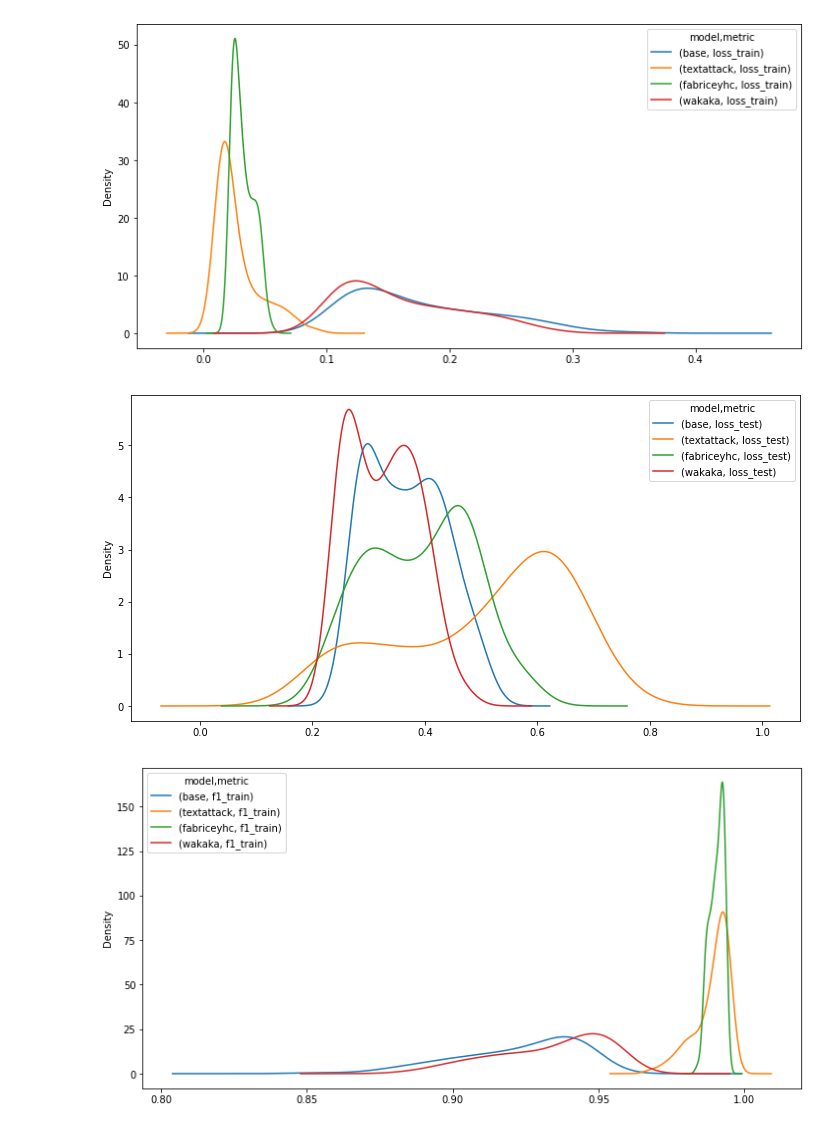
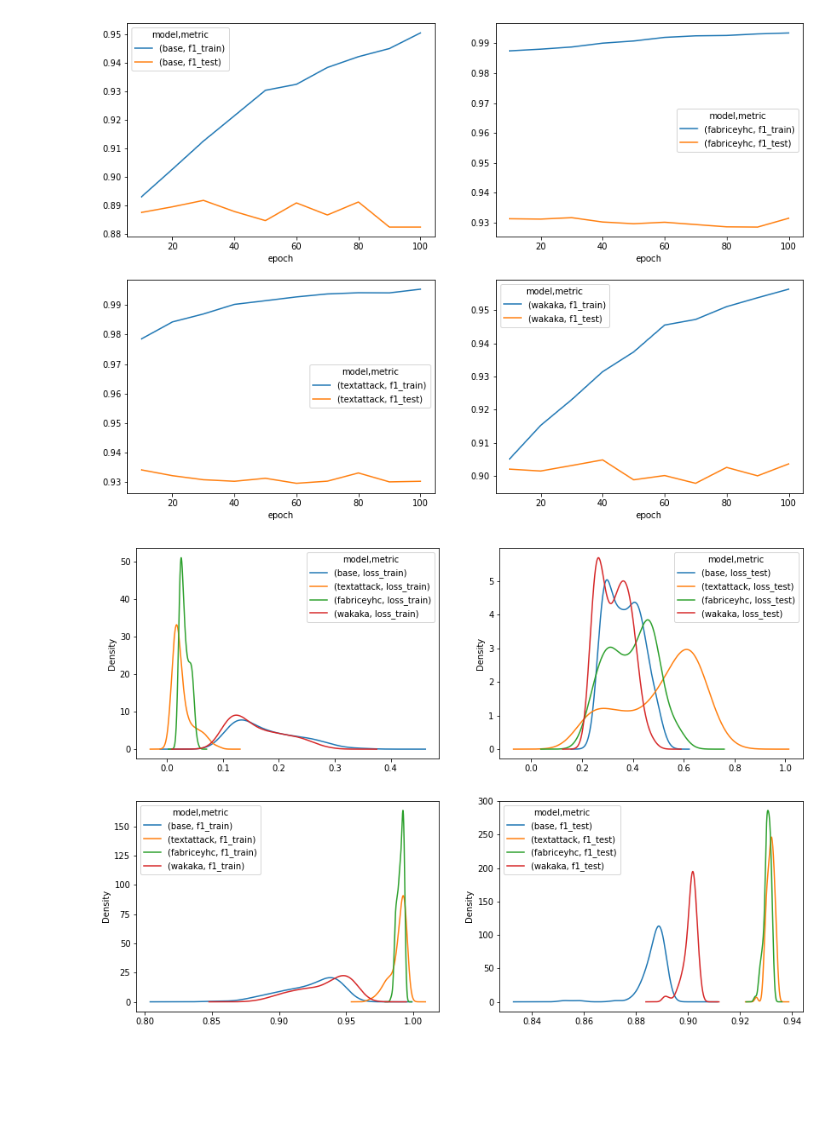
Before and after one commit to simon-muenker/NLP-SoSe22--NLP-Proj, a Jupyter notebook: notebooks/05--Classifier-Analysis.ipynb, the cells around one changed output. Cells and saved outputs as stored; diff of their text form; code cells hidden in the pictures; blank space fills up the shorter version.

Commit message:
simplify training output

```diff
--- a/notebooks/05--Classifier-Analysis.ipynb
+++ b/notebooks/05--Classifier-Analysis.ipynb
@@ -2,7 +2,7 @@
 import matplotlib.pyplot as plt
 
 %matplotlib inline
-plt.rcParams["figure.figsize"] = (12, 6)
+plt.rcParams["figure.figsize"] = (14, 10)
 # %%
 import pandas as pd
 # %%
@@ -20,7 +20,7 @@ def convert_to_multi_col(df:pd.DataFrame, meta_col: str) -> pd.DataFrame:
 
     return df
 # %%
-training: pd.DataFrame = (
+epochs: pd.DataFrame = (
     pd.concat(
     [(
         pd
@@ -52,6 +33,6 @@ training
 # %%
-training_subset = (
-    training
+epochs_formatted = (
+    epochs
     .filter(regex="f1_.*")
     .iloc[range(9, 100, 10)]
 )
@@ -77,9 +70,25 @@ display(training_subset)
+# %%
+import matplotlib.pyplot as plt
+plt.figure(1)
+
+for idx, (label, group) in enumerate(epochs_formatted.T.groupby('model')):
+    plt.subplot(2, 2, idx+1)
+    group.T.plot(ax=plt.gca())
+
+plt.savefig(f'{OUT_PATH}/epochs.png')
+# %% [output]
+[figure, added]
 # %%
+import matplotlib.pyplot as plt
+plt.figure(2)
+subplot: int = 1
+
 for metric in ['loss', 'f1']:
     for label in DATASETS:
-        training.filter(regex=f'{metric}_{label}').plot.kde()
-        plt.savefig(f'{OUT_PATH}/{metric}.{label}.density.png')
+        plt.subplot(2, 2, subplot)
+        epochs.filter(regex=f'{metric}_{label}').plot.kde(ax=plt.gca())
+        subplot += 1
+
+plt.savefig(f'{OUT_PATH}/epochs.density.png')
 # %% [output]
-[figure, old version]
+[figure, new version]
-[figure, removed]
-[figure, removed]
```
Also changed, not shown: parts of 8 cells of this notebook, 15 other files.
